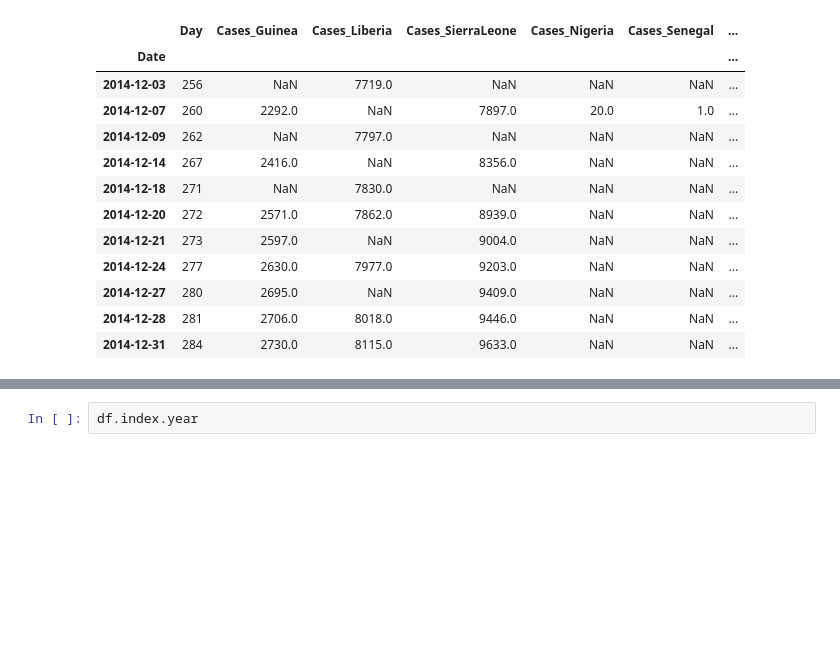
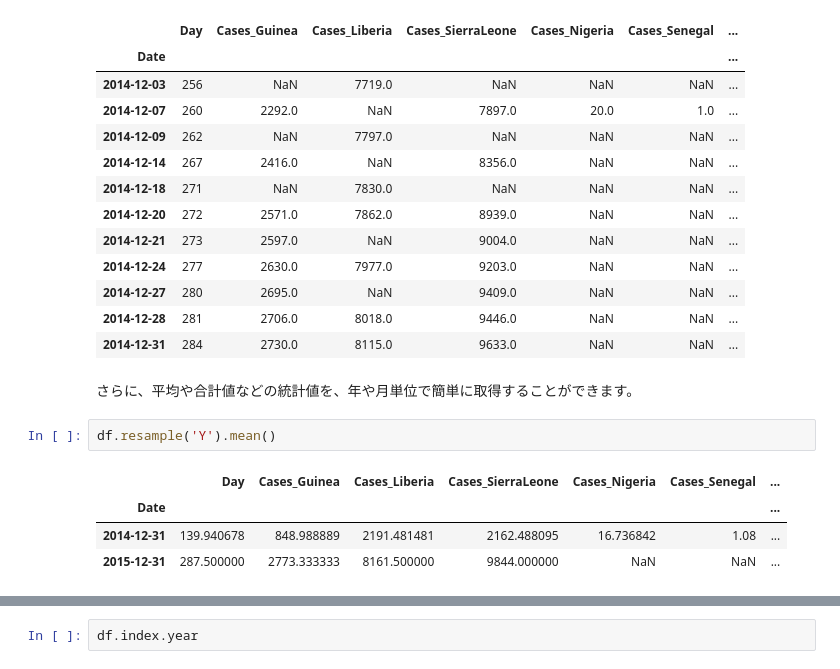
Before and after one commit to hiroshi0530/wa-src, a Jupyter notebook: article/library/pandas/pandas_nb.ipynb, the cells around one changed output, grey strips where cells are left out. Saved outputs shown, nothing was run; the diff lists cells and outputs as text; blank space fills up the shorter version.

```diff
--- a/article/library/pandas/pandas_nb.ipynb
+++ b/article/library/pandas/pandas_nb.ipynb
@@ -316,3 +316,12 @@ df['2014-12'].sort_index(ascending=True)
 | 2014-12-27 | 280 | 2695.0 | NaN | 9409.0 | NaN | NaN | ... |
 | 2014-12-28 | 281 | 2706.0 | 8018.0 | 9446.0 | NaN | NaN | ... |
 | 2014-12-31 | 284 | 2730.0 | 8115.0 | 9633.0 | NaN | NaN | ... |
+# %% [markdown]
+さらに、平均や合計値などの統計値を、年や月単位で簡単に取得することができます。
+# %%
+df.resample('Y').mean()
+# %% [output]
+|  | Day | Cases_Guinea | Cases_Liberia | Cases_SierraLeone | Cases_Nigeria | Cases_Senegal | ... |
+| Date |  |  |  |  |  |  | ... |
+| 2014-12-31 | 139.940678 | 848.988889 | 2191.481481 | 2162.488095 | 16.736842 | 1.08 | ... |
+| 2015-12-31 | 287.500000 | 2773.333333 | 8161.500000 | 9844.000000 | NaN | NaN | ... |
```
Also changed, not shown: parts of 15 cells of this notebook, 2 other files.
